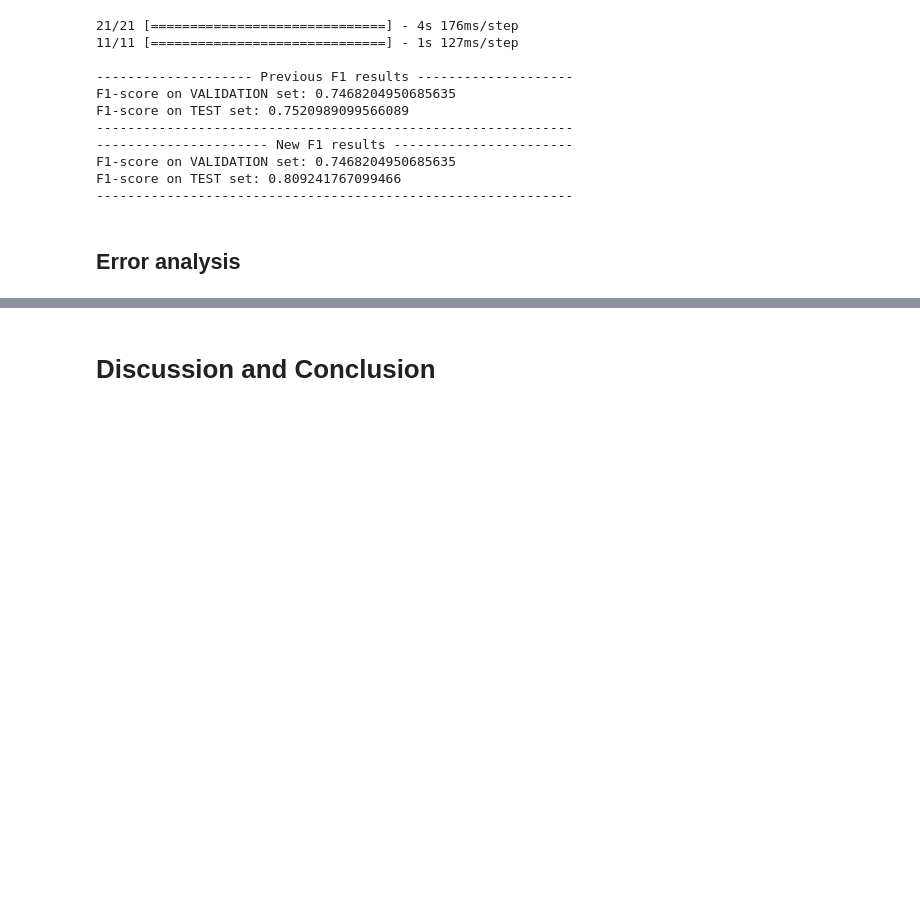
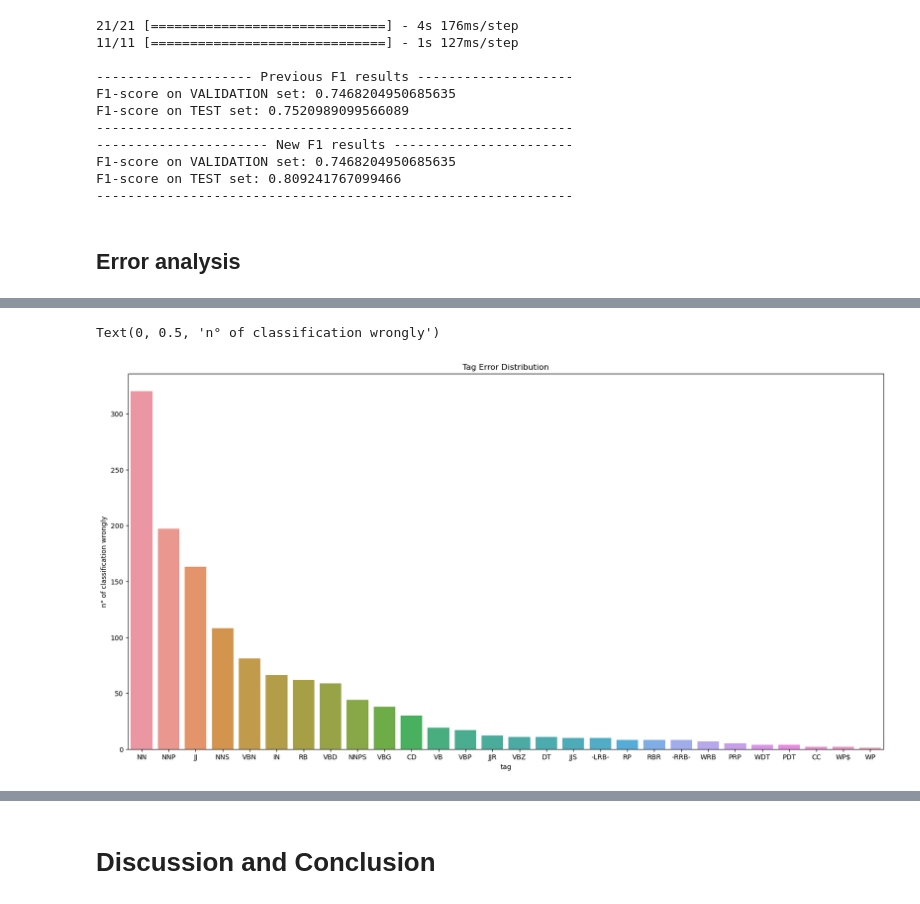
Before and after one commit to matteoperiani2/pos_tag_rnns, a Jupyter notebook: assignment1.ipynb, the cells around one changed output, grey strips where cells are left out. Saved outputs shown, nothing was run; the diff lists cells and outputs as text; code cells hidden in the pictures; blank space fills up the shorter version.

Commit message:
update error analysis

```diff
--- a/assignment1.ipynb
+++ b/assignment1.ipynb
@@ -1001,6 +1019,20 @@ def remove_pad(y_true, y_pred):
     if y_true[i] != 0:
       y_true_no_pad.append(y_true[i])
       y_pred_no_pad.append(y_pred[i])
+  return y_true_no_pad, y_pred_no_pad
+
+def remove_pad_sentences(y_true, y_pred):
+  y_true_no_pad = []
+  y_pred_no_pad = []
+  for i in range(len(y_true)):
+    t = []
+    p = []
+    for j in range(len(y_true[i])):
+      if y_true[i][j] != 0:
+        t.append(y_true[i][j])
+        p.append(y_pred[i][j])
+    y_true_no_pad.append(t)
+    y_pred_no_pad.append(p)
   return y_true_no_pad, y_pred_no_pad
 
 def compute_f1(y_true, y_pred, title):
@@ -1598,0 +1619,6 @@ print(y_test_true_no_pad[0])
+# %%
+preds = lstm_model.predict(x_test, batch_size=256)
+
+preds = np.argmax(preds, axis=-1)
+y_true = np.argmax(y_test, axis=-1)
+y_true, preds = remove_pad_sentences(y_true, preds)
@@ -1598,0 +1627,21 @@ print(y_test_true_no_pad[0])
+# %%
+tag_errors = {idx: 0 for idx in tag_tokenizer.word_to_idx.keys()}
+
+for pred,true in zip(preds, y_true):
+    for tag_p, tag_t in zip(pred, true):
+        if tag_p != tag_t:
+            tag_errors[tag_tokenizer.idx_to_word[tag_t]] += 1
+
+tag_errors = dict(sorted(tag_errors.items(), key=lambda item: item[1], reverse=True))
+tag_errors = pd.DataFrame(tag_errors, index=["error"])
+# %%
+tag_error_plot = tag_errors.loc[:, (tag_errors != 0).any(axis=0)]
+
+fig, ax = plt.subplots(figsize=(20, 10))
+sns.barplot(tag_error_plot.sort_values("error", ascending=False, axis=1))
+plt.title('Tag Error Distribution')
+plt.xlabel('tag')
+plt.ylabel('n° of classification wrongly')
+# %% [output]
+Text(0, 0.5, 'n° of classification wrongly')
+[figure, added]
```
Also changed, not shown: parts of 10 cells of this notebook, 2 other files.
